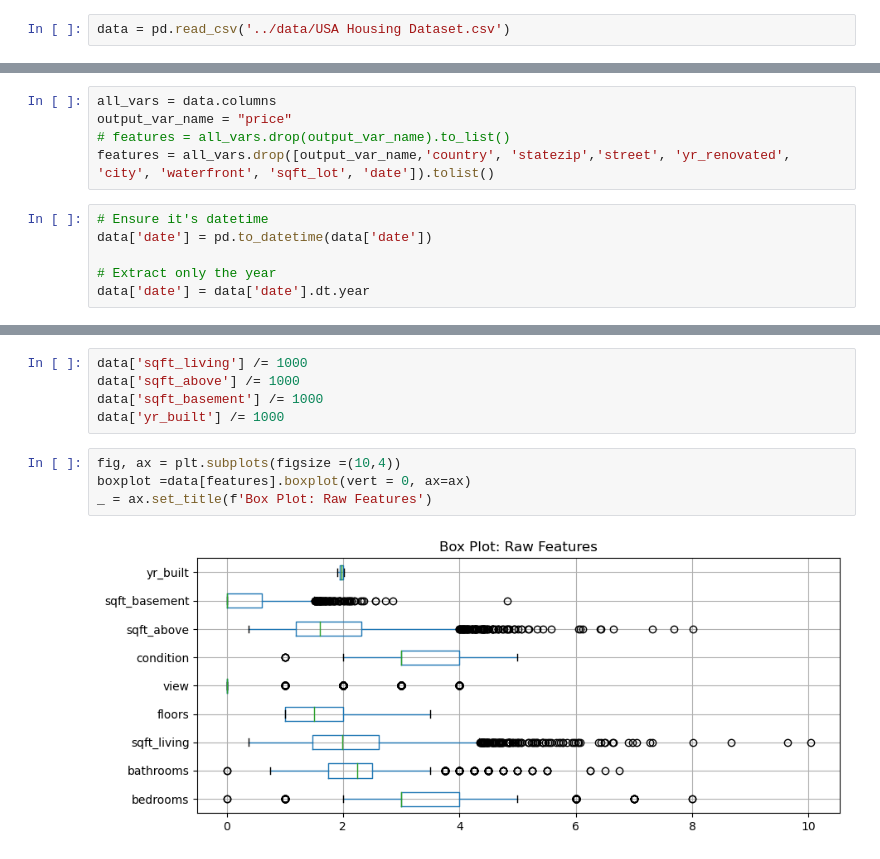
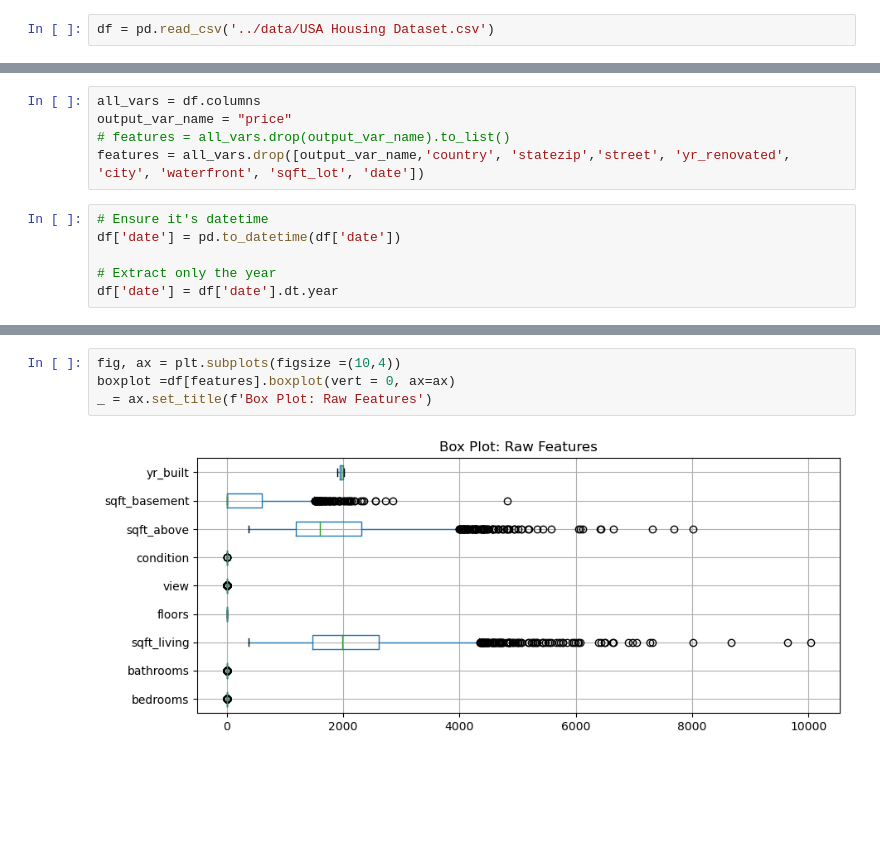
Before and after one commit to CL-Frank/MLG382_CYOProject, a Jupyter notebook: notebooks/modeling.ipynb, the cells around one changed output, grey strips where cells are left out. Drawn from its saved outputs; the diff is of its cells as text; blank space fills up the shorter version.

Commit message:
Added some Data Pre-processing

```diff
--- a/notebooks/modeling.ipynb
+++ b/notebooks/modeling.ipynb
@@ -6,3 +7,3 @@ import seaborn as sns
 # %%
-data = pd.read_csv('../data/USA Housing Dataset.csv')
+df = pd.read_csv('../data/USA Housing Dataset.csv')
 # %%
@@ -57,14 +58,14 @@ display(data.describe().T)
 | yr_built | 4140.0 | 1970.814010 | 29.807941 | 1900.0 | 1951.00 | 1976.00 | 1997.0 | 2014.00 |
 | yr_renovated | 4140.0 | 808.368357 | 979.380535 | 0.0 | 0.00 | 0.00 | 1999.0 | 2014.00 |
 # %%
-all_vars = data.columns
+all_vars = df.columns
 output_var_name = "price"
 # features = all_vars.drop(output_var_name).to_list()
-features = all_vars.drop([output_var_name,'country', 'statezip','street', 'yr_renovated', 'city', 'waterfront', 'sqft_lot', 'date']).tolist()
+features = all_vars.drop([output_var_name,'country', 'statezip','street', 'yr_renovated', 'city', 'waterfront', 'sqft_lot', 'date'])
 # %%
 # Ensure it's datetime
-data['date'] = pd.to_datetime(data['date'])
+df['date'] = pd.to_datetime(df['date'])
 
 # Extract only the year
-data['date'] = data['date'].dt.year
+df['date'] = df['date'].dt.year
 # %%
@@ -91,14 +110,9 @@ plt.tight_layout()
 plt.show()
 # %% [output]
 [figure]
-# %%
-data['sqft_living'] /= 1000
-data['sqft_above'] /= 1000
-data['sqft_basement'] /= 1000
-data['yr_built'] /= 1000
 # %%
 fig, ax = plt.subplots(figsize =(10,4))
-boxplot =data[features].boxplot(vert = 0, ax=ax)
+boxplot =df[features].boxplot(vert = 0, ax=ax)
 _ = ax.set_title(f'Box Plot: Raw Features')
 # %% [output]
-[figure, old version]
+[figure, new version]
```
Also changed, not shown: parts of 16 cells of this notebook.
